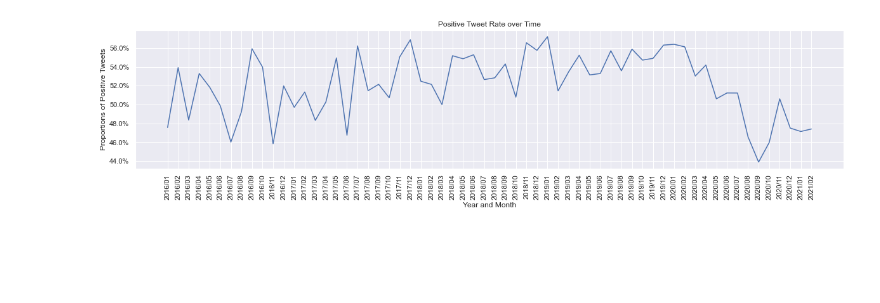
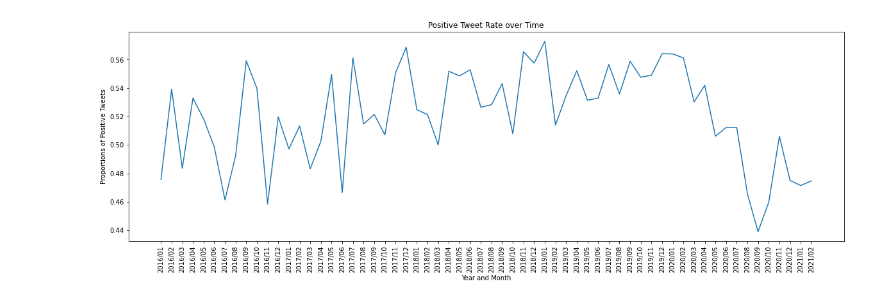
Before and after one commit to CommonerCoffee/Melee-Twitter-Scraping-Sentiment-Analysis, a Jupyter notebook: Sentiment Analysis of Professional Melee Player Twitters.ipynb, the cells around one changed output. Drawn from its saved outputs; the diff is of its cells as text; code cells hidden in the pictures; blank space fills up the shorter version.

```diff
--- a/Sentiment Analysis of Professional Melee Player Twitters.ipynb
+++ b/Sentiment Analysis of Professional Melee Player Twitters.ipynb
@@ -113,6 +134,5 @@ all_tweets['year_month'] = all_tweets.Datetime.dt.strftime("%Y/%m")
 all_tweets['date'] = all_tweets.Datetime.dt.date
 # %%
 #Creating object for plotting by month
-positive_by_month = all_tweets.groupby('year_month')['class'].value_counts(normalize=True).rename('count').reset_index()
-pos_month = positive_by_month[positive_by_month['class'] == 'positive']
-pos_month
+tweets_by_month = all_tweets.groupby('year_month')['class'].value_counts(normalize=True).rename('count').reset_index()
+tweets_by_month = tweets_by_month[positive_by_month['class'] == 'positive']
@@ -133,19 +139,16 @@ pos_month
 # %%
 #Line plot of Compound over months and years
 import matplotlib.pyplot as plt
 import seaborn as sns
 
-fig, ax = plt.subplots()
+fig, ax = plt.subplots(figsize=(20,6))
 
-sns.lineplot(x="year_month", y="count", estimator="mean", data=pos_month, ax=ax)
+sns.lineplot(x="year_month", y="count", estimator="mean", data=tweets_by_month, ax=ax)
 plt.xticks(rotation=90)
 ax.set_ylabel('Proportions of Positive Tweets')
 ax.set_xlabel('Year and Month')
 
-vals = ax.get_yticks()
-ax.set_yticklabels(['{:,.1%}'.format(x) for x in vals])
-
 plt.title('Positive Tweet Rate over Time')
 plt.show()
 # %% [output]
-[figure, old version]
+[figure, new version]
```
Also changed, not shown: parts of 19 cells of this notebook, 1 other file.
